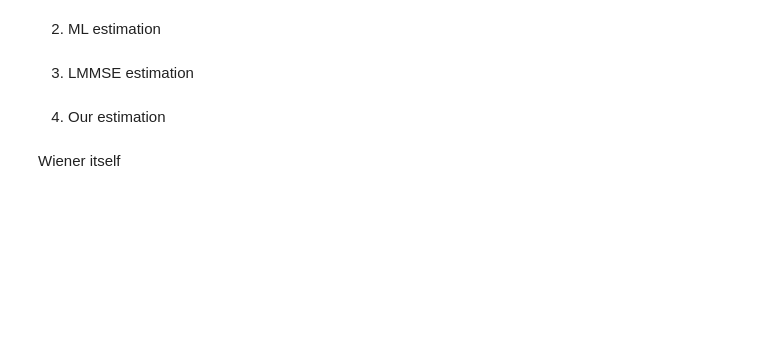
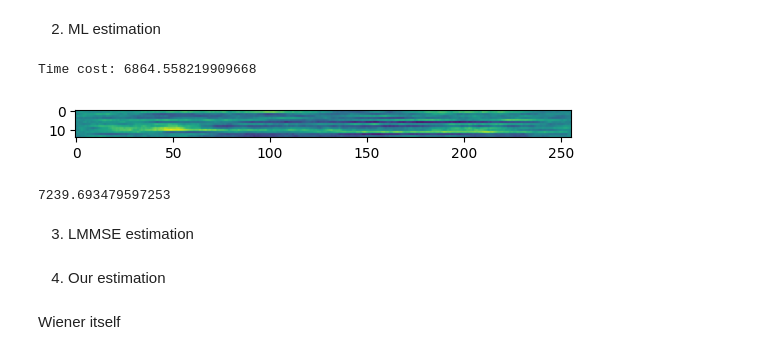
Before and after one commit to auto-Dog/MOAC_deep, a Jupyter notebook: src/main.ipynb, the cells around one changed output. Cells and saved outputs as stored; diff of their text form; code cells hidden in the pictures; blank space fills up the shorter version.

```diff
--- a/src/main.ipynb
+++ b/src/main.ipynb
@@ -111,25 +182,31 @@ print(np.mean(np.abs(output-np.sum(d_data,axis=0))**2))
 # %%
 import scipy.sparse.linalg as srlg
 from scipy.sparse import csr_matrix
+st_time = time.time()
 D_array = np.zeros([M_users*(L_symbols+1)-1, M_users*L_symbols])*(1+0j)
 for idx in range(M_users*L_symbols):    # 按列依次赋值
     D_array[np.arange(M_users)+idx, idx] = h_coff[np.mod(idx,M_users)]
-print(D_array.shape,y_out.shape)
+# print(D_array.shape,y_out.shape)
 # restored = np.linalg.lstsq(D_array,y_out)[0]    # 直接求解：5000x5000~29s
 D_array_csr = csr_matrix(D_array)               # 稀疏矩阵求解：5000x5000~2.7s
 pn = get_pn(y_out.flatten(),SNR_db_global)
 noise_sigma = csr_matrix(np.diag([pn]*(M_users*(L_symbols+1)-1)))
 noise_sigma_inv = srlg.inv(noise_sigma)
 # d_inv_csr = srlg.inv(D_array_csr.conj().T@D_array_csr)
 # restored = d_inv_csr @ D_array_csr.conj().T @ y_out
 d_inv_csr = srlg.inv(D_array_csr.conj().T@noise_sigma_inv@D_array_csr)
 restored = d_inv_csr @ D_array_csr.conj().T @noise_sigma_inv@ y_out
 x_re_mat0 = restored.flatten()[:L_symbols*M_users].reshape(L_symbols,M_users).T
 x_re_mat0 = np.real(x_re_mat0)
+print('Time cost:',1000*(time.time()-st_time))
 plt.imshow(x_re_mat0)
 plt.show()
 print(np.mean(np.abs(np.sum(x_re_mat0,axis=0)-np.sum(d_data,axis=0))**2))
 # MxL>5000时，运行缓慢
+# %% [output]
+Time cost: 6864.558219909668
+[figure, added]
+7239.693479597253
 # %% [markdown]
 3. LMMSE estimation
 # %%
```
Also changed, not shown: parts of 9 cells of this notebook, 9 other files.
